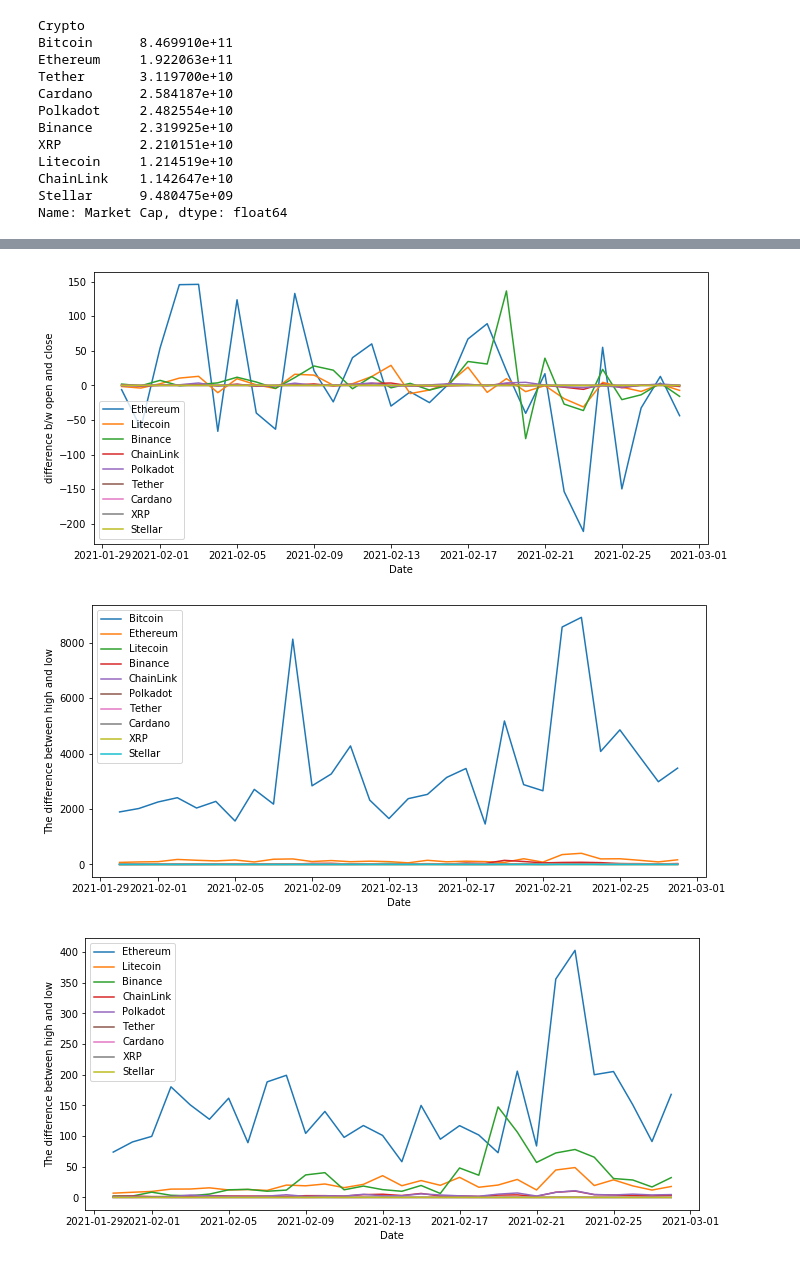
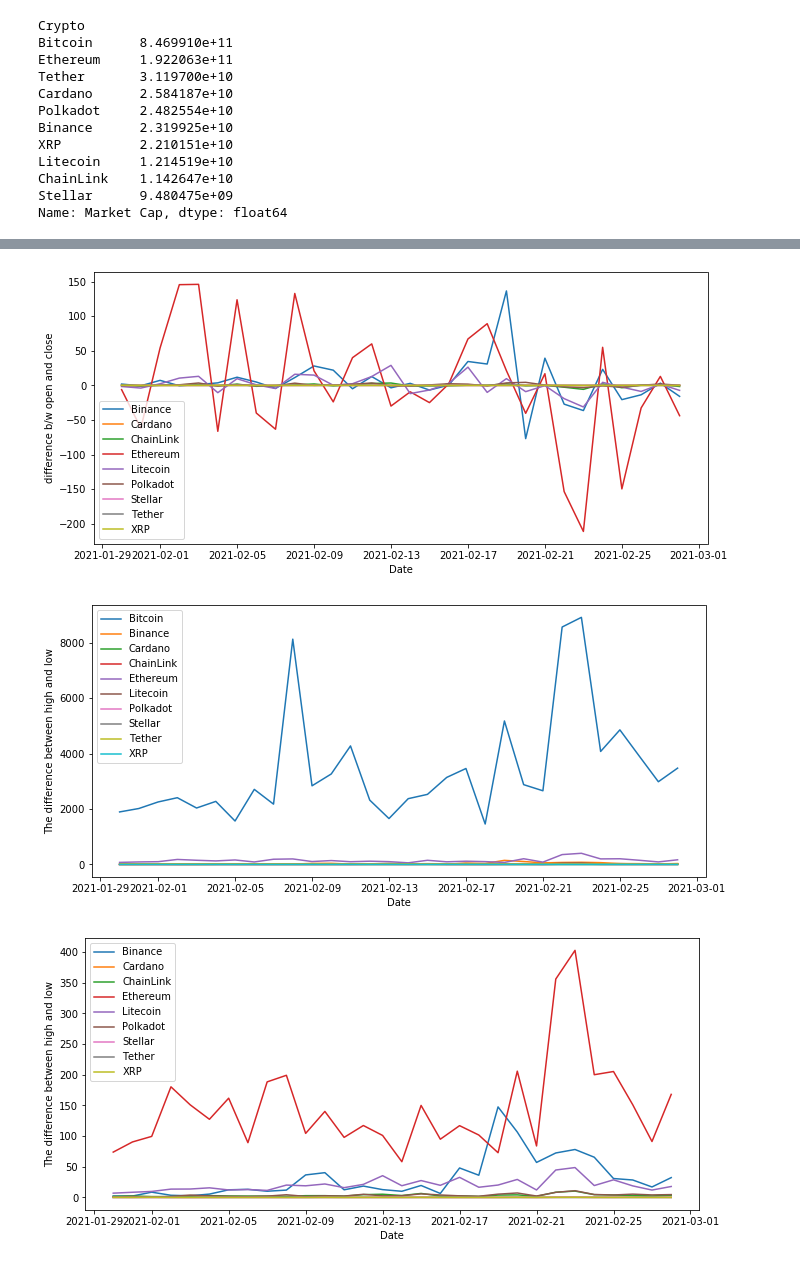
Before and after one commit to Thuyila/DataMadness, a Jupyter notebook: DataMadness.ipynb, the cells around one changed output, grey strips where cells are left out. Drawn from its saved outputs; the diff is of its cells as text; code cells hidden in the pictures.

```diff
--- a/DataMadness.ipynb
+++ b/DataMadness.ipynb
@@ -97,7 +97,7 @@ Text(0.5, 1.0, 'Market Cap of most recent month')
 # %%
 # A plot between market cap and dates with respect to cryptos
 x= new_df['Date'].unique()
-crypto = ['Bitcoin','Ethereum', 'Litecoin','Binance','ChainLink','Polkadot','Tether','Cardano','XRP','Stellar']
+crypto = ['Bitcoin','Binance','Cardano','ChainLink','Ethereum', 'Litecoin','Polkadot','Stellar','Tether','XRP']
 
 for i in range(len(crypto)):
     y = []
@@ -183,7 +130,5 @@ Text(0.5, 1.0, 'Volume of most recent month')
 # %%
 # The plot between the open,close difference and dates with respect to all crypto coins
-x= new_df['Date'].unique()
-crypto = ['Bitcoin','Ethereum', 'Litecoin','Binance','ChainLink','Polkadot','Tether','Cardano','XRP','Stellar']
 
 for i in range(len(crypto)):
     y = []
@@ -204,7 +149,5 @@ plt.show()
 # %%
 # The plot between open, close difference and the dates wrt to coins except bitcoin
-x= new_df['Date'].unique()
-crypto = ['Bitcoin','Ethereum', 'Litecoin','Binance','ChainLink','Polkadot','Tether','Cardano','XRP','Stellar']
 
 for i in range(1,len(crypto)):
     y = []
@@ -222,11 +165,10 @@ plt.ylabel('difference b/w open and close')
 plt.legend()
 plt.show()
 # %% [output]
-[figure, old version]
+[figure, new version]
 # %%
 # the plot between the high,low difference and dates wrt crypto coins
-x= new_df['Date'].unique()
-crypto = ['Bitcoin','Ethereum', 'Litecoin','Binance','ChainLink','Polkadot','Tether','Cardano','XRP','Stellar']
+
 
 for i in range(len(crypto)):
     y = []
@@ -243,27 +185,25 @@ plt.ylabel('The difference between high and low')
 plt.legend()
 plt.show()
 # %% [output]
-[figure, old version]
+[figure, new version]
 # %%
 # the plot between the high,low difference and dates wrt crypto coins execpt bitcoin
-x= new_df['Date'].unique()
-crypto = ['Bitcoin','Ethereum', 'Litecoin','Binance','ChainLink','Polkadot','Tether','Cardano','XRP','Stellar']
 
 for i in range(1,len(crypto)):
     y = []
     for j in range(len(new_df['Crypto'])):
         if new_df.iloc[j,0] == crypto[i]:
             d = new_df.iloc[j,4] - new_df.iloc[j,3]
             y.append(d)
 
 
     plt.plot(x,y,label=crypto[i])
 
 plt.rcParams["figure.figsize"] = (11,5)
 plt.xlabel('Date')
 plt.ylabel('The difference between high and low')
 plt.legend()
 plt.show()
 # %% [output]
-[figure, old version]
+[figure, new version]
 # %%
```
Also changed, not shown: parts of 17 cells of this notebook.
